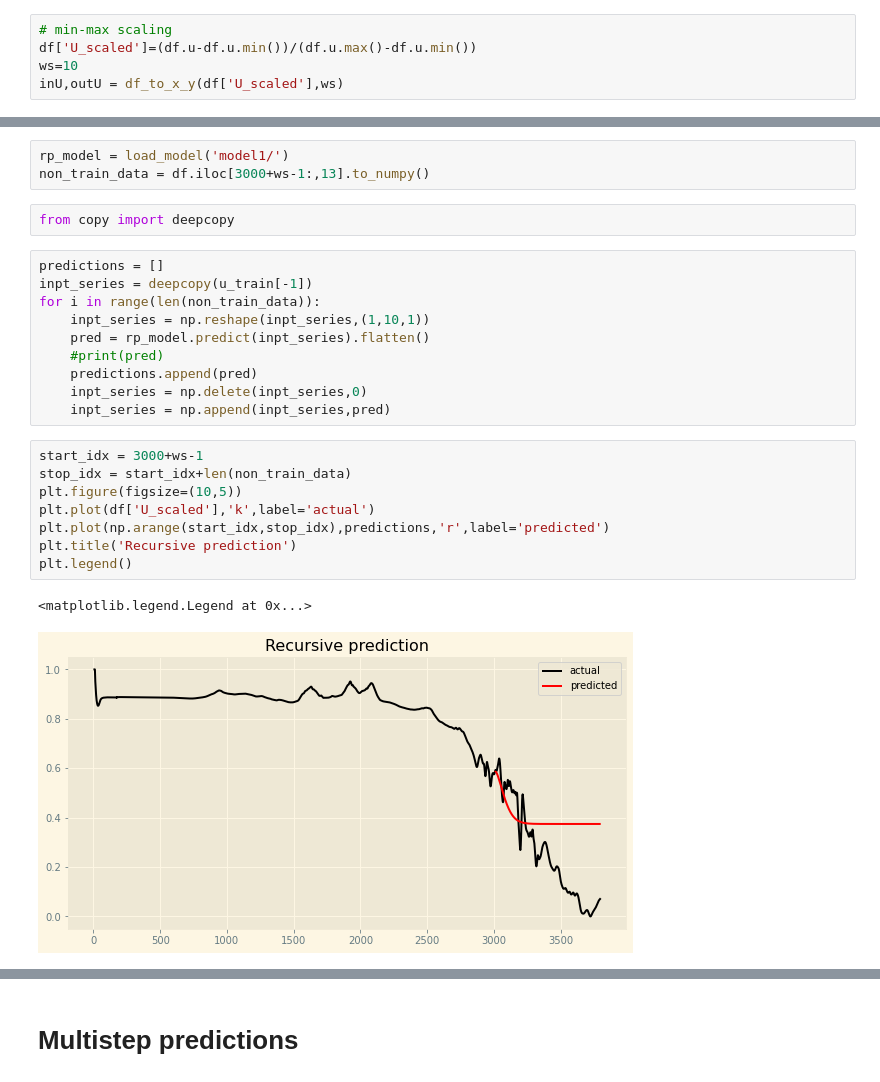
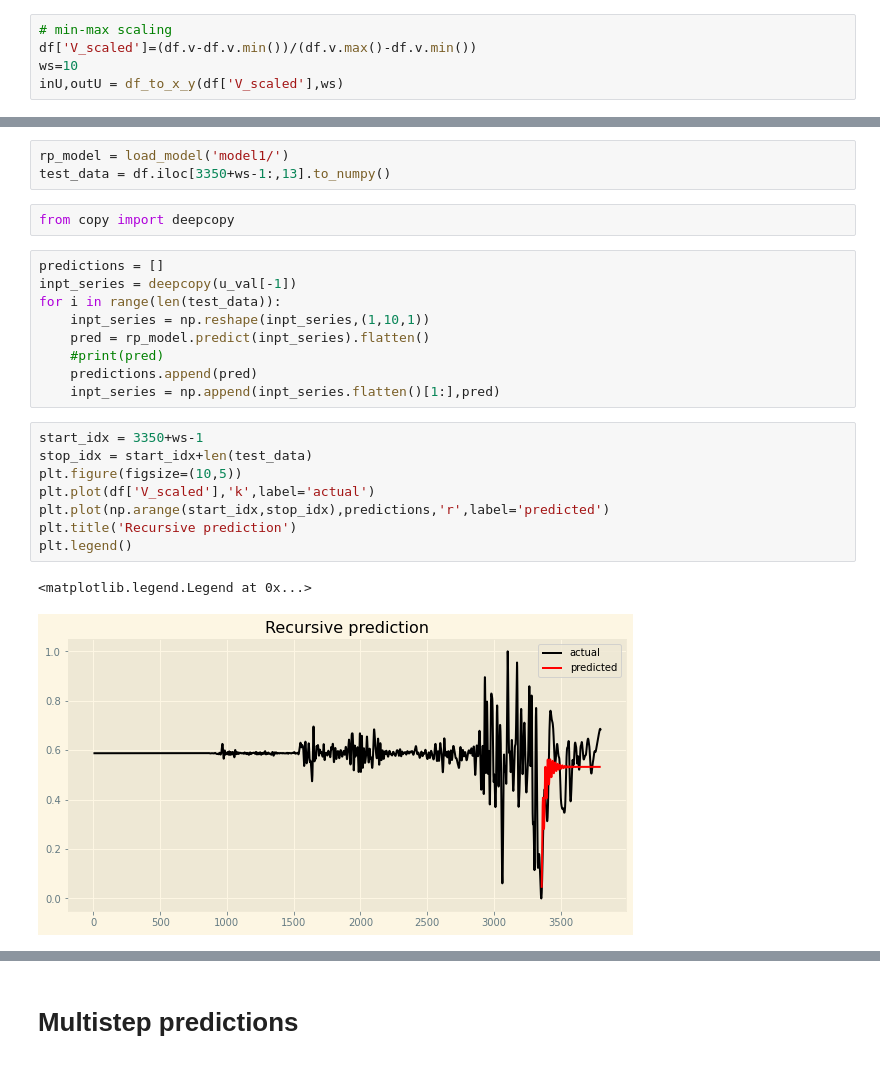
Before and after one commit to arun-s-p/ns_trial, a Jupyter notebook: dl_time_series.ipynb, the cells around one changed output, grey strips where cells are left out. Drawn from its saved outputs; the diff is of its cells as text.

```diff
--- a/dl_time_series.ipynb
+++ b/dl_time_series.ipynb
@@ -201,9 +200,9 @@ It is interesting to note that the model fails to predict negative values of _u_
 ### Scaled velocity
 # %%
 # min-max scaling
-df['U_scaled']=(df.u-df.u.min())/(df.u.max()-df.u.min())
+df['V_scaled']=(df.v-df.v.min())/(df.v.max()-df.v.min())
 ws=10
-inU,outU = df_to_x_y(df['U_scaled'],ws)
+inU,outU = df_to_x_y(df['V_scaled'],ws)
 # %%
 u_train,y_train = inU[:3000],outU[:3000]
 u_val,y_val = inU[3000:3350],outU[3000:3350]
@@ -415,26 +429,25 @@ RMS error in p prediction for Test set : 0.080
 # %%
 rp_model = load_model('model1/')
-non_train_data = df.iloc[3000+ws-1:,13].to_numpy()
+test_data = df.iloc[3350+ws-1:,13].to_numpy()
 # %%
 from copy import deepcopy
 # %%
 predictions = []
-inpt_series = deepcopy(u_train[-1])
-for i in range(len(non_train_data)):
+inpt_series = deepcopy(u_val[-1])
+for i in range(len(test_data)):
     inpt_series = np.reshape(inpt_series,(1,10,1))
     pred = rp_model.predict(inpt_series).flatten()
     #print(pred)
     predictions.append(pred)
-    inpt_series = np.delete(inpt_series,0)
-    inpt_series = np.append(inpt_series,pred)
+    inpt_series = np.append(inpt_series.flatten()[1:],pred)
 # %%
-start_idx = 3000+ws-1
-stop_idx = start_idx+len(non_train_data)
+start_idx = 3350+ws-1
+stop_idx = start_idx+len(test_data)
 plt.figure(figsize=(10,5))
-plt.plot(df['U_scaled'],'k',label='actual')
+plt.plot(df['V_scaled'],'k',label='actual')
 plt.plot(np.arange(start_idx,stop_idx),predictions,'r',label='predicted')
 plt.title('Recursive prediction')
 plt.legend()
 # %% [output]
 <matplotlib.legend.Legend at 0x...>
-[figure, old version]
+[figure, new version]
```
Also changed, not shown: parts of 47 cells of this notebook.
